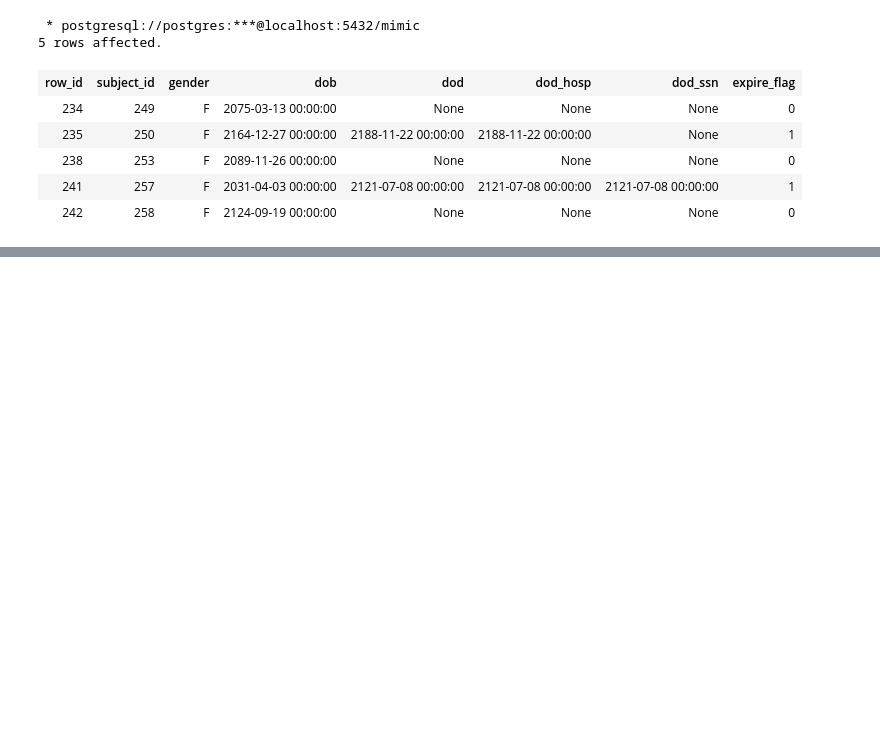
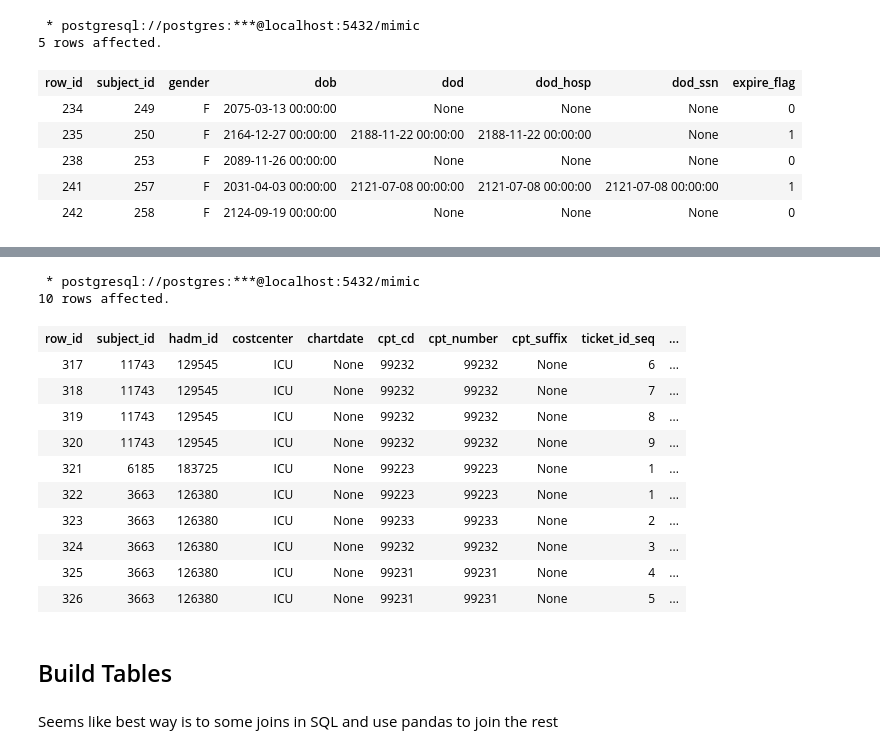
Before and after one commit to derek-y-lee/uclabiostat-thesis, a Jupyter notebook: mimic3-data.ipynb, the cells around one changed output, grey strips where cells are left out. Cells and saved outputs as stored; diff of their text form; code cells hidden in the pictures; blank space fills up the shorter version.

```diff
--- a/mimic3-data.ipynb
+++ b/mimic3-data.ipynb
@@ -84,0 +90,23 @@ LIMIT 5;
+# %%
+%%sql
+
+SELECT * FROM mimiciii."cptevents"
+LIMIT 10;
+# %% [output]
+ * postgresql://postgres:***@localhost:5432/mimic
+10 rows affected.
+| row_id | subject_id | hadm_id | costcenter | chartdate | cpt_cd | cpt_number | cpt_suffix | ticket_id_seq | ... |
+| 317 | 11743 | 129545 | ICU | None | 99232 | 99232 | None | 6 | ... |
+| 318 | 11743 | 129545 | ICU | None | 99232 | 99232 | None | 7 | ... |
+| 319 | 11743 | 129545 | ICU | None | 99232 | 99232 | None | 8 | ... |
+| 320 | 11743 | 129545 | ICU | None | 99232 | 99232 | None | 9 | ... |
+| 321 | 6185 | 183725 | ICU | None | 99223 | 99223 | None | 1 | ... |
+| 322 | 3663 | 126380 | ICU | None | 99223 | 99223 | None | 1 | ... |
+| 323 | 3663 | 126380 | ICU | None | 99233 | 99233 | None | 2 | ... |
+| 324 | 3663 | 126380 | ICU | None | 99232 | 99232 | None | 3 | ... |
+| 325 | 3663 | 126380 | ICU | None | 99231 | 99231 | None | 4 | ... |
+| 326 | 3663 | 126380 | ICU | None | 99231 | 99231 | None | 5 | ... |
+# %% [markdown]
+## Build Tables
+# %% [markdown]
+Seems like best way is to some joins in SQL and use pandas to join the rest
```
Also changed, not shown: parts of 12 cells of this notebook.
